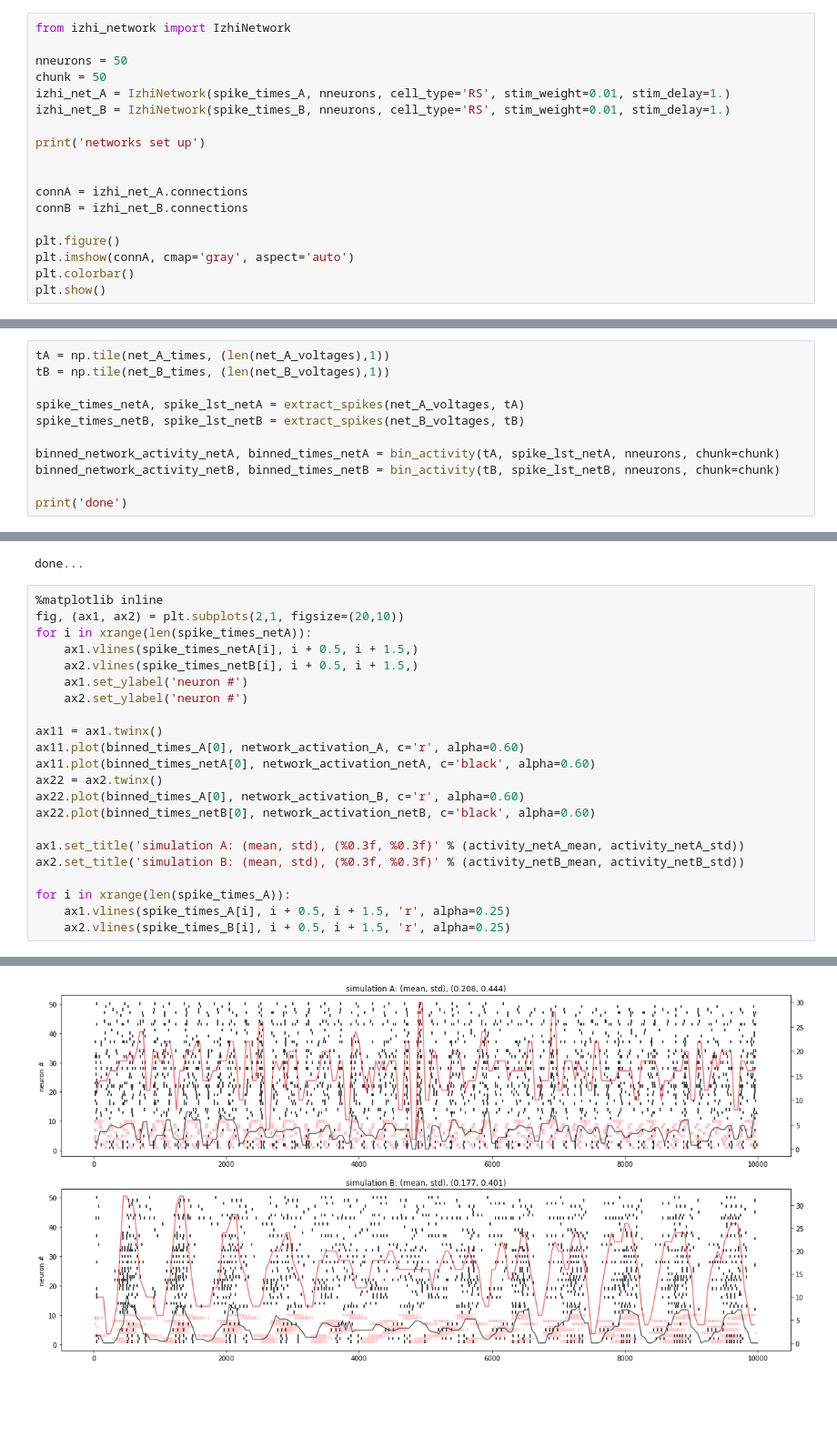
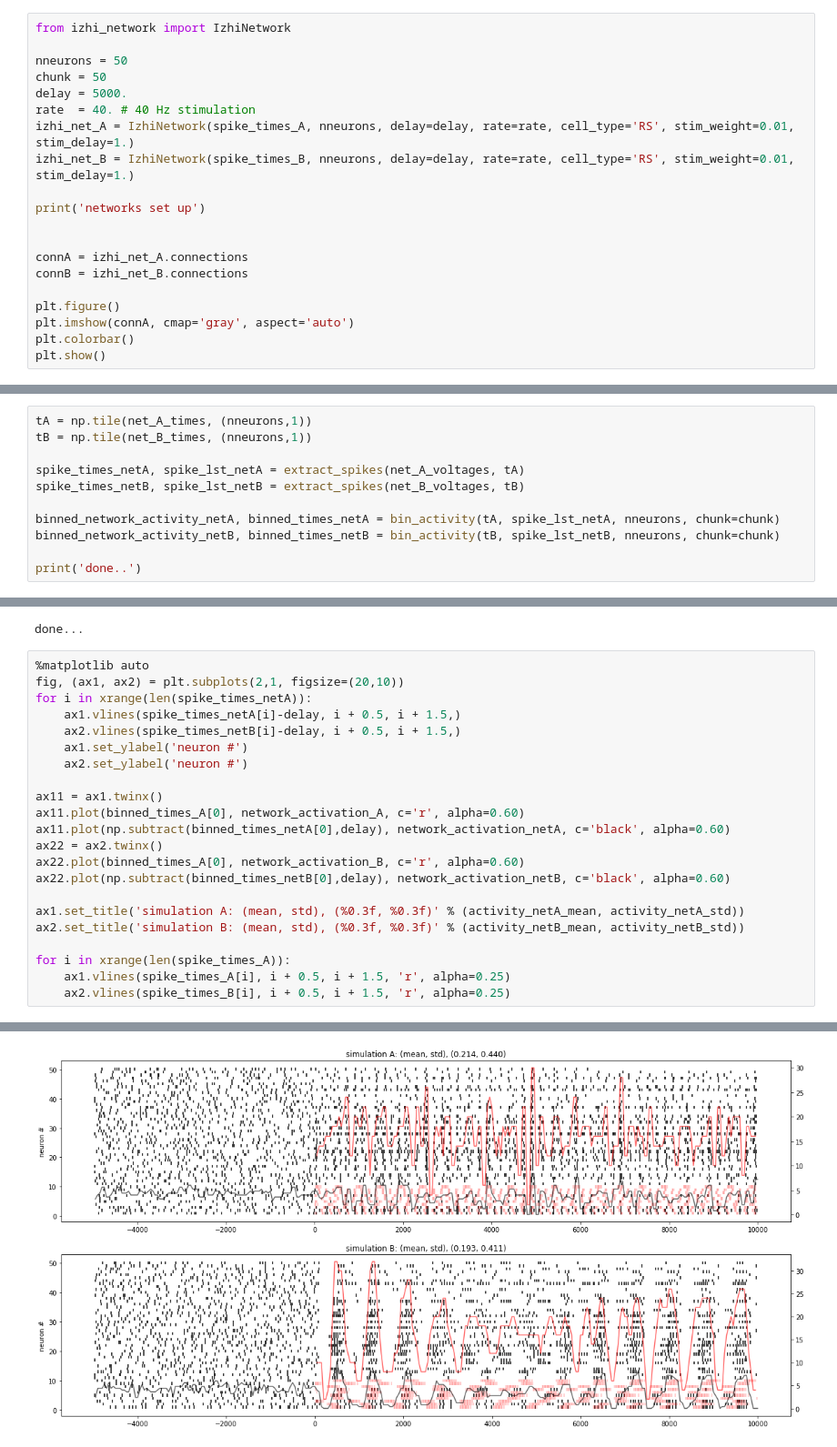
Before and after one commit to dhadjia1/epilepsy_kuramoto, a Jupyter notebook: izhi/main_simulation_izhi.ipynb, the cells around one changed output, grey strips where cells are left out. Shown at 91% size. Drawn from its saved outputs; the diff is of its cells as text; blank space fills up the shorter version.

Commit message:
izhi netwokr takes into account delay

```diff
--- a/izhi/main_simulation_izhi.ipynb
+++ b/izhi/main_simulation_izhi.ipynb
@@ -264,8 +264,10 @@ from izhi_network import IzhiNetwork
 
 nneurons = 50
 chunk = 50
-izhi_net_A = IzhiNetwork(spike_times_A, nneurons, cell_type='RS', stim_weight=0.01, stim_delay=1.)
-izhi_net_B = IzhiNetwork(spike_times_B, nneurons, cell_type='RS', stim_weight=0.01, stim_delay=1.)
+delay = 5000.
+rate  = 40. # 40 Hz stimulation
+izhi_net_A = IzhiNetwork(spike_times_A, nneurons, delay=delay, rate=rate, cell_type='RS', stim_weight=0.01, stim_delay=1.)
+izhi_net_B = IzhiNetwork(spike_times_B, nneurons, delay=delay, rate=rate, cell_type='RS', stim_weight=0.01, stim_delay=1.)
 
 print('networks set up')
 
@@ -289,8 +291,8 @@ print('simnulation B done')
 simulation A done
 simnulation B done
 # %%
-tA = np.tile(net_A_times, (len(net_A_voltages),1))
-tB = np.tile(net_B_times, (len(net_B_voltages),1))
+tA = np.tile(net_A_times, (nneurons,1))
+tB = np.tile(net_B_times, (nneurons,1))
 
 spike_times_netA, spike_lst_netA = extract_spikes(net_A_voltages, tA)
 spike_times_netB, spike_lst_netB = extract_spikes(net_B_voltages, tB)
@@ -298,5 +300,5 @@ spike_times_netB, spike_lst_netB = extract_spikes(net_B_voltages, tB)
 binned_network_activity_netA, binned_times_netA = bin_activity(tA, spike_lst_netA, nneurons, chunk=chunk)
 binned_network_activity_netB, binned_times_netB = bin_activity(tB, spike_lst_netB, nneurons, chunk=chunk)
 
-print('done')
+print('done..')
 # %% [output]
@@ -312,20 +314,20 @@ print('done...')
 # %% [output]
 done...
 # %%
-%matplotlib inline
+%matplotlib auto
 fig, (ax1, ax2) = plt.subplots(2,1, figsize=(20,10))
 for i in xrange(len(spike_times_netA)):
-    ax1.vlines(spike_times_netA[i], i + 0.5, i + 1.5,)
-    ax2.vlines(spike_times_netB[i], i + 0.5, i + 1.5,)
+    ax1.vlines(spike_times_netA[i]-delay, i + 0.5, i + 1.5,)
+    ax2.vlines(spike_times_netB[i]-delay, i + 0.5, i + 1.5,)
     ax1.set_ylabel('neuron #')
     ax2.set_ylabel('neuron #')
 
 ax11 = ax1.twinx()
 ax11.plot(binned_times_A[0], network_activation_A, c='r', alpha=0.60)
-ax11.plot(binned_times_netA[0], network_activation_netA, c='black', alpha=0.60)
+ax11.plot(np.subtract(binned_times_netA[0],delay), network_activation_netA, c='black', alpha=0.60)
 ax22 = ax2.twinx()
 ax22.plot(binned_times_A[0], network_activation_B, c='r', alpha=0.60)
-ax22.plot(binned_times_netB[0], network_activation_netB, c='black', alpha=0.60)
+ax22.plot(np.subtract(binned_times_netB[0],delay), network_activation_netB, c='black', alpha=0.60)
 
 ax1.set_title('simulation A: (mean, std), (%0.3f, %0.3f)' % (activity_netA_mean, activity_netA_std))
 ax2.set_title('simulation B: (mean, std), (%0.3f, %0.3f)' % (activity_netB_mean, activity_netB_std))
@@ -337 +340 @@ for i in xrange(len(spike_times_A)):
-[figure, old version]
+[figure, new version]
```
Also changed, not shown: parts of 2 cells of this notebook.
